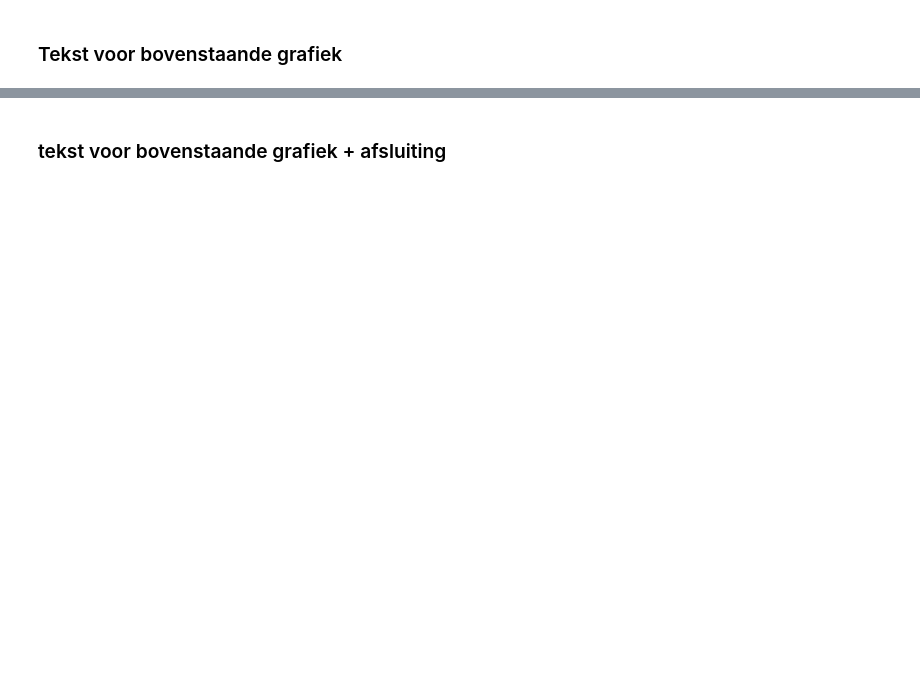
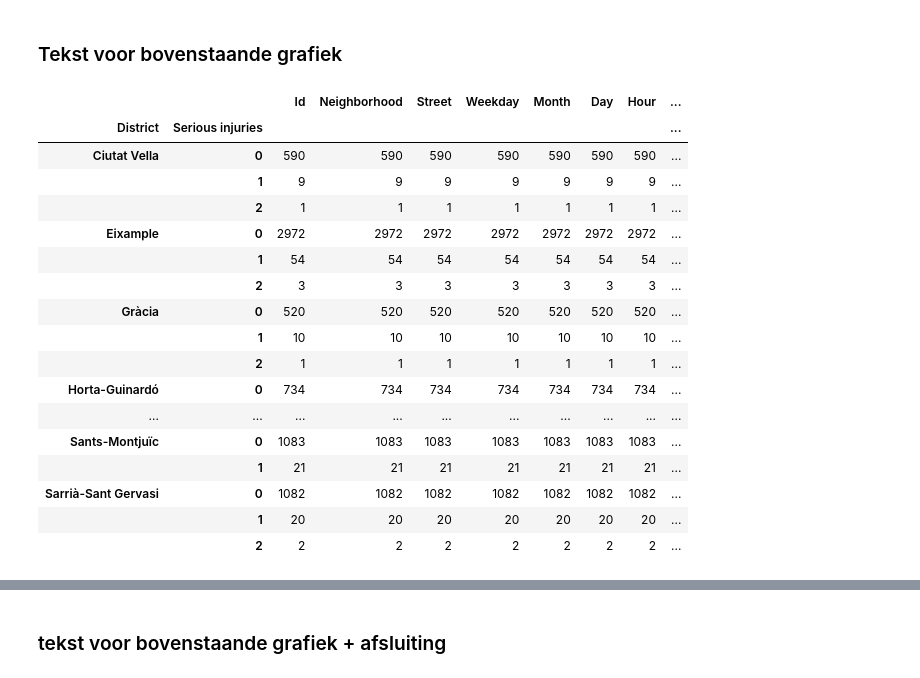
Before and after one commit to sanderoud/Data-Stories, a Jupyter notebook: Data stories.ipynb, the cells around one changed output, grey strips where cells are left out. Drawn from its saved outputs; the diff is of its cells as text; code cells hidden in the pictures; blank space fills up the shorter version.

```diff
--- a/Data stories.ipynb
+++ b/Data stories.ipynb
@@ -130,17 +134,13 @@ unique_dis_neigh = [list(x) for x in set(tuple(x) for x in dis_neigh)]
 
 # nieuwe kolomn toevoegen aan life_expectencay
 df_life['district'] = [0 for i in range(len(df_life))]
-df_life_male = df_life.copy()
-df_life_male = df_life_male[df_life_male['Gender'] == 'Male']
 
-for i, row in df_life_male.iterrows():
+for i, row in df_life.iterrows():
     for iets in unique_dis_neigh:
         if iets[0] == row['Neighborhood']:
-            df_life_male.loc[i, 'district'] = iets[1]
+            df_life.loc[i, 'district'] = iets[1]
 
-
-#onderstaande regel steeds aanpassen 2x
-df_life_update = df_life_male[df_life_male['district'] != 0]
+df_life_update = df_life[df_life['district'] != 0]
 
 mean_life = df_life_update.groupby('district').mean()
 mean_life = mean_life.reindex(index_zee)
@@ -153,7 +153,8 @@ for step in mean_life.columns:
     go.Scatter(
             visible=False,
             x= mean_life.index,
-            y= mean_life[step]))
+            y= mean_life[step],
+            line = dict(color='deeppink')))
 
 fig.data[0].visible = True
 
@@ -163,7 +164,7 @@ for i in range(len(fig.data)):
         method= 'update',
         label = mean_life.columns[i],
         args=[{"visible": [False] * len(fig.data)},
-              {"title": "Life expentancy of people in districts of Barcelona in " + mean_life.columns[i]}],  # layout attribute
+              {"title": "Levensverwachting van de inwoners van districten in Barcelona in" + mean_life.columns[i]}],  # layout attribute
     )
     step["args"][0]["visible"][i] = True  # Toggle i'th trace to "visible"
     steps.append(step)
@@ -175,10 +176,10 @@ sliders = [dict(
 
 fig.update_layout(
     sliders=sliders,
-    yaxis_title = 'Life expectancy',
-    yaxis = dict(range=[75, 95]),
+    yaxis_title = 'Levensverwachting in jaren',
     xaxis_tickangle=20,
-    xaxis_title = 'Districten van Barcelona, van dichtbij tot ver van de zee'
+    xaxis_title = 'Districten van Barcelona, van dichtbij tot ver van de Mediteraanse zee',
+    title = 'Levensverwachting van de inwoners van districten in Barcelona'
 )
 
 #assen range moet nog hetzelfde blijven
@@ -190,7 +193,7 @@ fig.show()
 ## De leefbaarheid van de districten in Barcelona is beter naarmate ze dichter bij de Mediterraanse zee liggen.
 ### tekst voor inleiding
 # %%
-#data voor de bubble chart maken
+#data voor aantal doden
 
 df_deaths_2017 = df_deaths[df_deaths['Year'] == 2017]
 deaths_district = df_deaths_2017.groupby('District.Name').sum()
@@ -213,18 +216,6 @@ deaths_of_population = []
 for i in range(len(deaths)):
     value = (deaths[i]/population[i])*100
     deaths_of_population.append(value)
-
-accidents_2017 = df_accidents.groupby('District').sum()
-accidents_2017 = accidents_2017['Victims']
-accidents_2017 = accidents_2017.reindex(index_zee)
-
-accidents = accidents_2017.values
-
-#accidents naar verhouding van populatie
-accidents_of_population = []
-for i in range(len(accidents_2017)):
-    value = (accidents[i]/population[i])*100
-    accidents_of_population.append(value)
 # %%
 #bubble chart maken
 fig2 = go.Figure(data=[go.Scatter(
@@ -258,31 +282,52 @@ fig4.show()
 # %%
 df_accidents = df_accidents[df_accidents["Neighborhood"] != "Unknown"]
 
 df_accidents_count_serious = df_accidents.groupby(['District', 'Serious injuries']).count()
 df_accidents_count_mild = df_accidents.groupby(['District', 'Mild injuries']).count()
 df_accidents_count = df_accidents.groupby('District').count()
 df_accidents_count = df_accidents_count.reindex(index_zee)
+
+display(df_accidents_count_serious)
 
 df_accidents_victims = df_accidents.groupby(['District', 'Victims']).count()
 victims_district_orgineel = [634, 1645, 1316, 3562, 704, 894, 588, 839, 1290, 661]
 
 # victims van district van dichtbij naar ver van de zee
 victims_district = [634, 1645, 1316, 3562, 704, 894, 588, 839, 1290, 661]
 # victims naar verhouding van alle accidents in een district
 for i in range(len(victims_district)):
     victims_district[i] = (victims_district[i]/population[i])*5000
 
 # serieus injuries per district van dichtbij naar ver van de zee
 serious_injuries = [11, 51, 21, 60, 11, 27, 12, 10,  24, 13 ]
 # serieus injuries naar verhouden van alle victims in een district
 for i in range(len(serious_injuries)):
     serious_injuries[i] = (serious_injuries[i]/victims_district_orgineel[i])*100
 
 # mild injuries per district van dichtbij naar ver van de zee
 mild_injuries = [603, 1593, 1305, 3508, 693, 865, 576, 827, 1266, 647]
 # mild injuries naar verhouden van alle victims in een district
 for i in range(len(mild_injuries)):
     mild_injuries[i] = (mild_injuries[i]/victims_district_orgineel[i])*100
+# %% [output]
+|  |  | Id | Neighborhood | Street | Weekday | Month | Day | Hour | ... |
+| District | Serious injuries |  |  |  |  |  |  |  | ... |
+| Ciutat Vella | 0 | 590 | 590 | 590 | 590 | 590 | 590 | 590 | ... |
+|  | 1 | 9 | 9 | 9 | 9 | 9 | 9 | 9 | ... |
+|  | 2 | 1 | 1 | 1 | 1 | 1 | 1 | 1 | ... |
+| Eixample | 0 | 2972 | 2972 | 2972 | 2972 | 2972 | 2972 | 2972 | ... |
+|  | 1 | 54 | 54 | 54 | 54 | 54 | 54 | 54 | ... |
+|  | 2 | 3 | 3 | 3 | 3 | 3 | 3 | 3 | ... |
+| Gràcia | 0 | 520 | 520 | 520 | 520 | 520 | 520 | 520 | ... |
+|  | 1 | 10 | 10 | 10 | 10 | 10 | 10 | 10 | ... |
+|  | 2 | 1 | 1 | 1 | 1 | 1 | 1 | 1 | ... |
+| Horta-Guinardó | 0 | 734 | 734 | 734 | 734 | 734 | 734 | 734 | ... |
+| ... | ... | ... | ... | ... | ... | ... | ... | ... | ... |
+| Sants-Montjuïc | 0 | 1083 | 1083 | 1083 | 1083 | 1083 | 1083 | 1083 | ... |
+|  | 1 | 21 | 21 | 21 | 21 | 21 | 21 | 21 | ... |
+| Sarrià-Sant Gervasi | 0 | 1082 | 1082 | 1082 | 1082 | 1082 | 1082 | 1082 | ... |
+|  | 1 | 20 | 20 | 20 | 20 | 20 | 20 | 20 | ... |
+|  | 2 | 2 | 2 | 2 | 2 | 2 | 2 | 2 | ... |
 # %%
 fig6= go.Figure()
 
```
Also changed, not shown: parts of 7 cells of this notebook.
